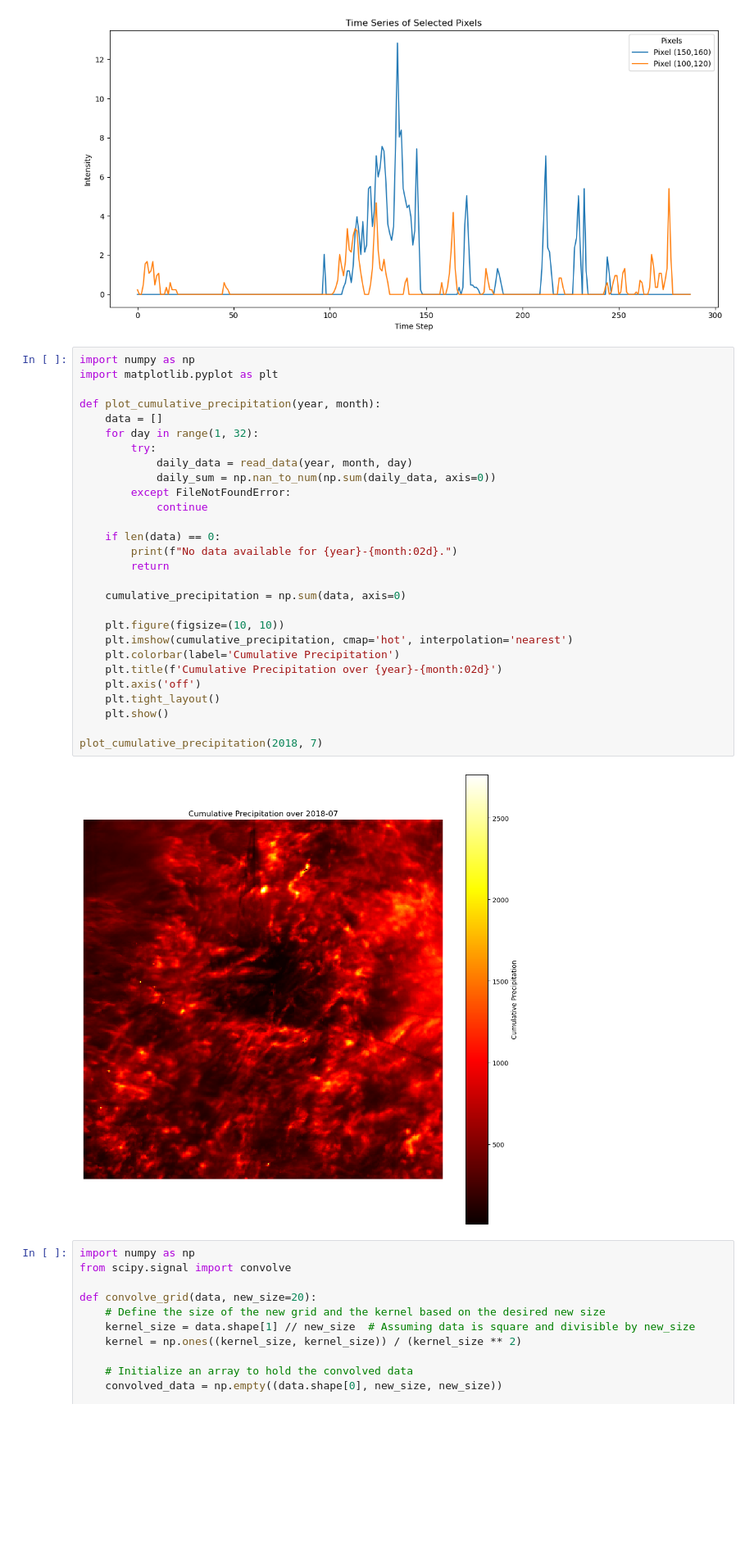
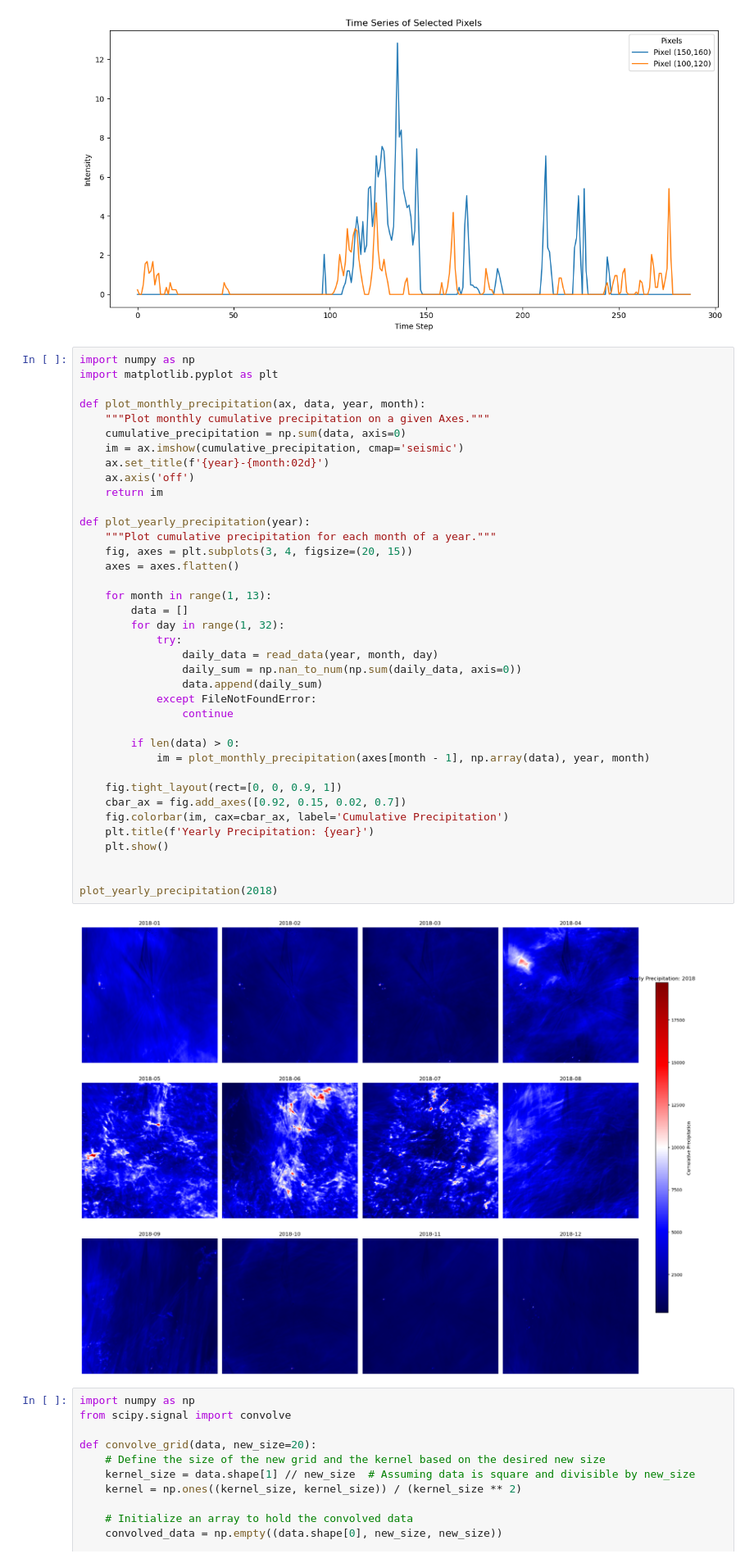
Before and after one commit to benjamin-feldman/precipitations, a Jupyter notebook: notebooks/exploration.ipynb, the cells around one changed output. Shown at 82% size. Cells and saved outputs as stored; diff of their text form; blank space fills up the shorter version.

```diff
--- a/notebooks/exploration.ipynb
+++ b/notebooks/exploration.ipynb
@@ -75,33 +78,43 @@ plt.show()
 # %%
 import numpy as np
 import matplotlib.pyplot as plt
 
-def plot_cumulative_precipitation(year, month):
-    data = []
-    for day in range(1, 32):
-        try:
-            daily_data = read_data(year, month, day)
-            daily_sum = np.nan_to_num(np.sum(daily_data, axis=0))
-        except FileNotFoundError:
-            continue
+def plot_monthly_precipitation(ax, data, year, month):
+    """Plot monthly cumulative precipitation on a given Axes."""
+    cumulative_precipitation = np.sum(data, axis=0)
+    im = ax.imshow(cumulative_precipitation, cmap='seismic')
+    ax.set_title(f'{year}-{month:02d}')
+    ax.axis('off')
+    return im
 
-    if len(data) == 0:
-        print(f"No data available for {year}-{month:02d}.")
-        return
+def plot_yearly_precipitation(year):
+    """Plot cumulative precipitation for each month of a year."""
+    fig, axes = plt.subplots(3, 4, figsize=(20, 15))
+    axes = axes.flatten()
 
-    cumulative_precipitation = np.sum(data, axis=0)
+    for month in range(1, 13):
+        data = []
+        for day in range(1, 32):
+            try:
+                daily_data = read_data(year, month, day)
+                daily_sum = np.nan_to_num(np.sum(daily_data, axis=0))
+                data.append(daily_sum)
+            except FileNotFoundError:
+                continue
 
-    plt.figure(figsize=(10, 10))
-    plt.imshow(cumulative_precipitation, cmap='hot', interpolation='nearest')
-    plt.colorbar(label='Cumulative Precipitation')
-    plt.title(f'Cumulative Precipitation over {year}-{month:02d}')
-    plt.axis('off')
-    plt.tight_layout()
+        if len(data) > 0:
+            im = plot_monthly_precipitation(axes[month - 1], np.array(data), year, month)
+
+    fig.tight_layout(rect=[0, 0, 0.9, 1])
+    cbar_ax = fig.add_axes([0.92, 0.15, 0.02, 0.7])
+    fig.colorbar(im, cax=cbar_ax, label='Cumulative Precipitation')
+    plt.title(f'Yearly Precipitation: {year}')
     plt.show()
 
-plot_cumulative_precipitation(2018, 7)
+
+plot_yearly_precipitation(2018)
 # %% [output]
-[figure, old version]
+[figure, new version]
 # %%
 import numpy as np
 from scipy.signal import convolve
```
Also changed, not shown: parts of 3 cells of this notebook.
